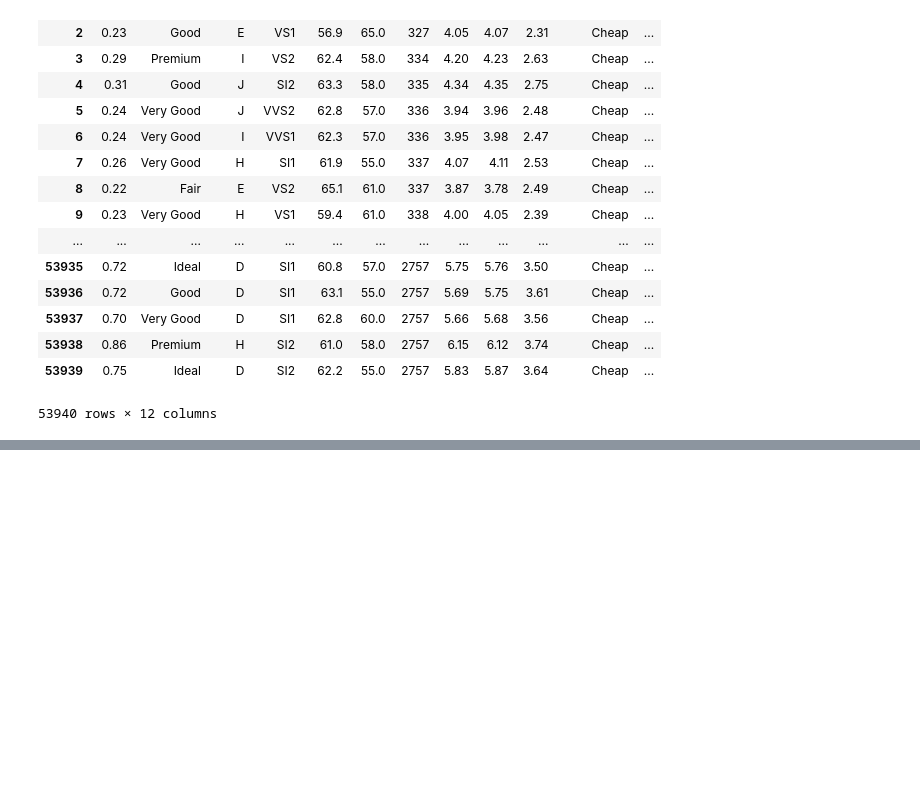
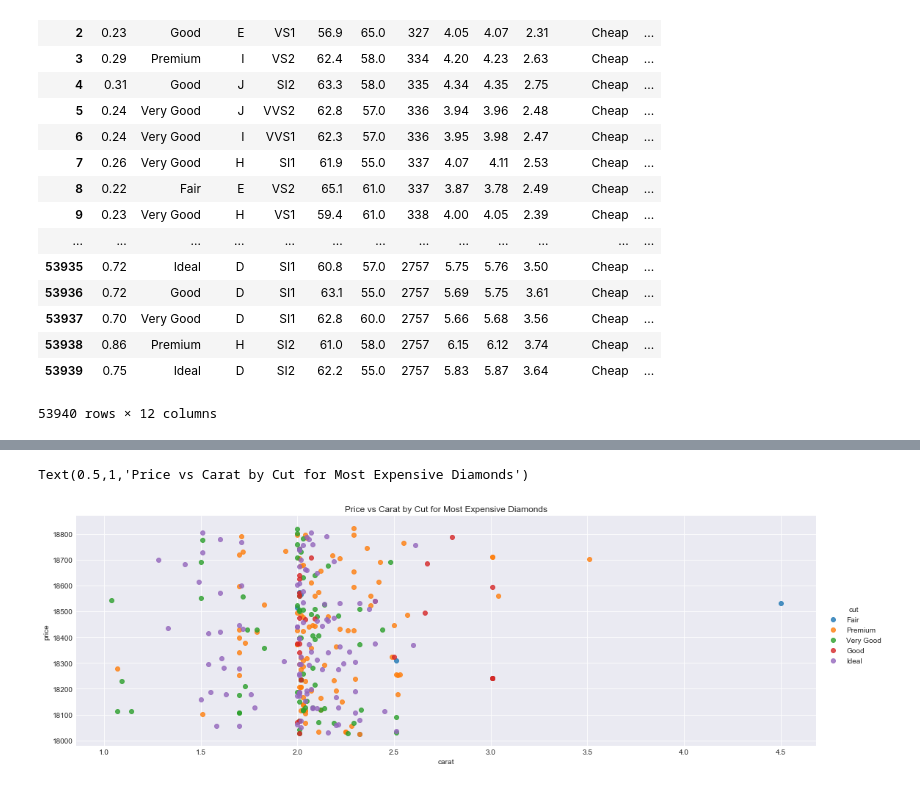
Before and after one commit to ptran265/DataAnalyticsBootcamp, a Jupyter notebook: Diamonds1.ipynb, the cells around one changed output, grey strips where cells are left out. Cells and saved outputs as stored; diff of their text form; code cells hidden in the pictures; blank space fills up the shorter version.

```diff
--- a/Diamonds1.ipynb
+++ b/Diamonds1.ipynb
@@ -217,0 +274,4 @@ df.drop('Unnamed: 0', axis = 1)
+# %%
+df = df.sort_values('price')
+ef = df.iloc[-300:] #find most expensive 300 diamonds
+ef
@@ -217,0 +351,7 @@ df.drop('Unnamed: 0', axis = 1)
+# %%
+#plt.subplots(figsize=(13,7))
+sns.lmplot(x='carat', y='price', data=ef, fit_reg=False, hue = 'cut', aspect = 3)
+plt.title('Price vs Carat by Cut for Most Expensive Diamonds')
+# %% [output]
+Text(0.5,1,'Price vs Carat by Cut for Most Expensive Diamonds')
+[figure, added]
```
Also changed, not shown: parts of 33 cells of this notebook.
